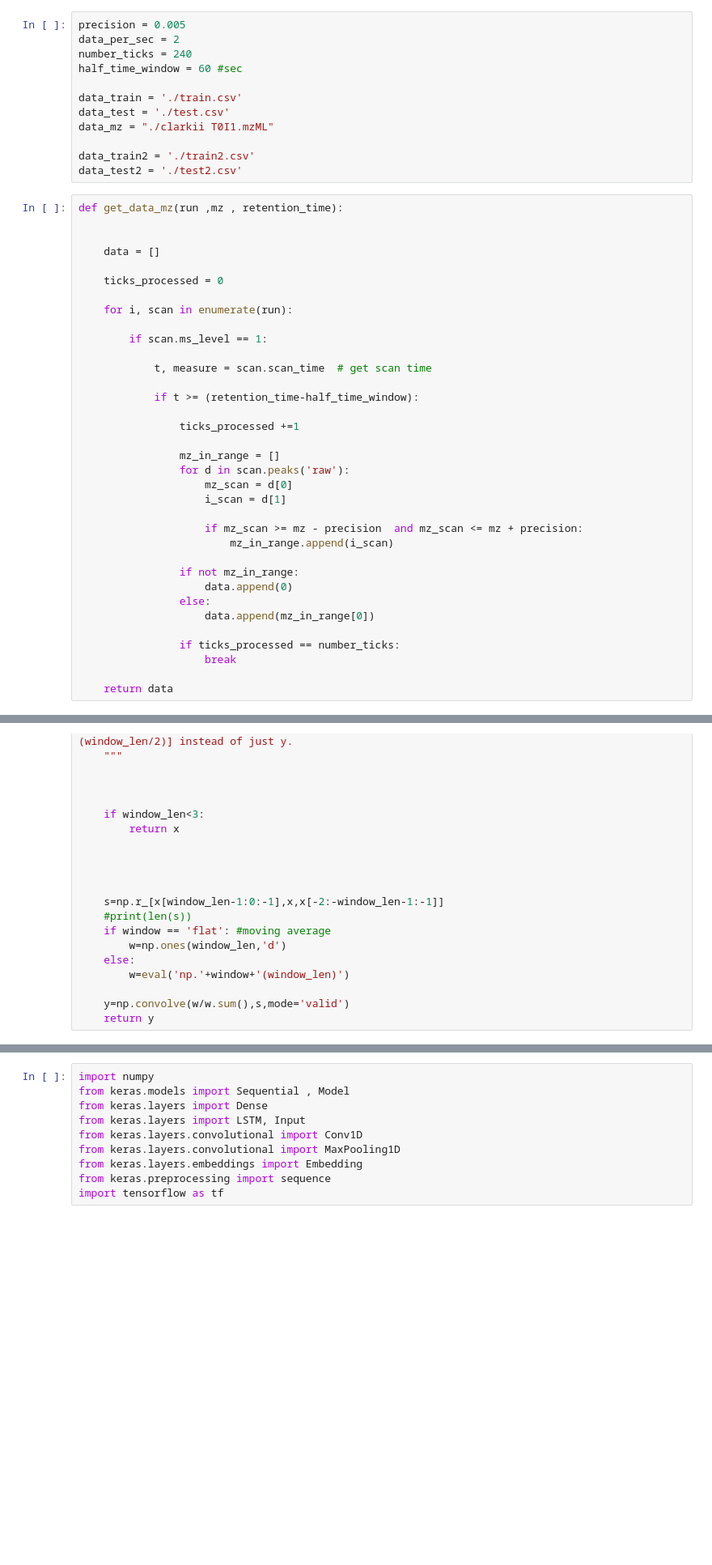
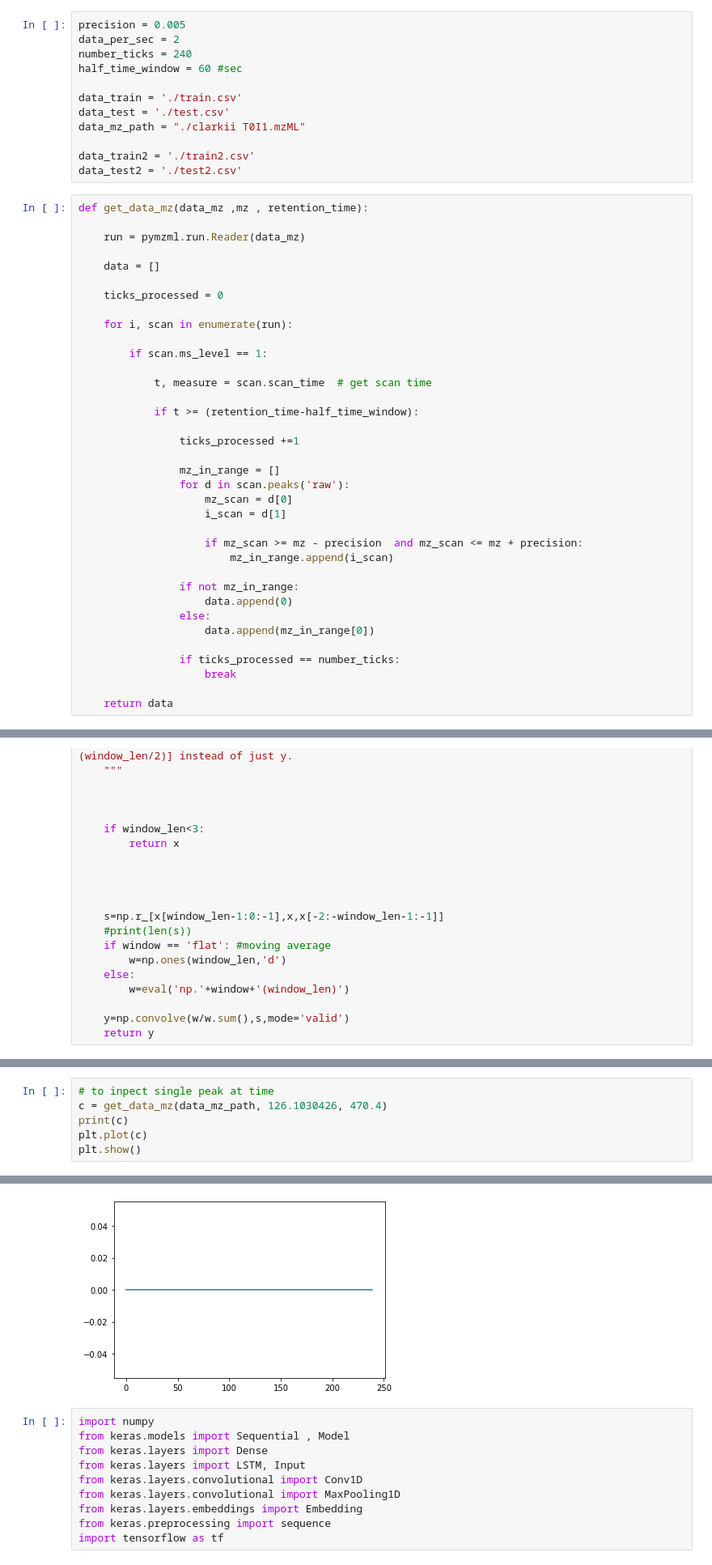
Before and after one commit to F4llis/PEAKML, a Jupyter notebook: ML Peak.ipynb, the cells around one changed output, grey strips where cells are left out. Shown at 81% size. Drawn from its saved outputs; the diff is of its cells as text; blank space fills up the shorter version.

Commit message:
fix bug wrong data

```diff
--- a/ML Peak.ipynb
+++ b/ML Peak.ipynb
@@ -14,13 +14,14 @@ half_time_window = 60 #sec
 
 data_train = './train.csv'
 data_test = './test.csv'
-data_mz = "./clarkii T0I1.mzML"
+data_mz_path = "./clarkii T0I1.mzML"
 
 data_train2 = './train2.csv'
 data_test2 = './test2.csv'
 # %%
-def get_data_mz(run ,mz , retention_time):
+def get_data_mz(data_mz ,mz , retention_time):
 
+    run = pymzml.run.Reader(data_mz)
 
     data = []
 
@@ -139,0 +172,7 @@ def build_data_ml(path):
+# %%
+# to inpect single peak at time
+c = get_data_mz(data_mz_path, 126.1030426, 470.4)
+print(c)
+plt.plot(c)
+plt.show()
+# %% [output]
@@ -140,3 +180,4 @@ def build_data_ml(path):
+[figure, added]
 # %%
 import numpy
 from keras.models import Sequential , Model
```
Also changed, not shown: parts of 7 cells of this notebook.
